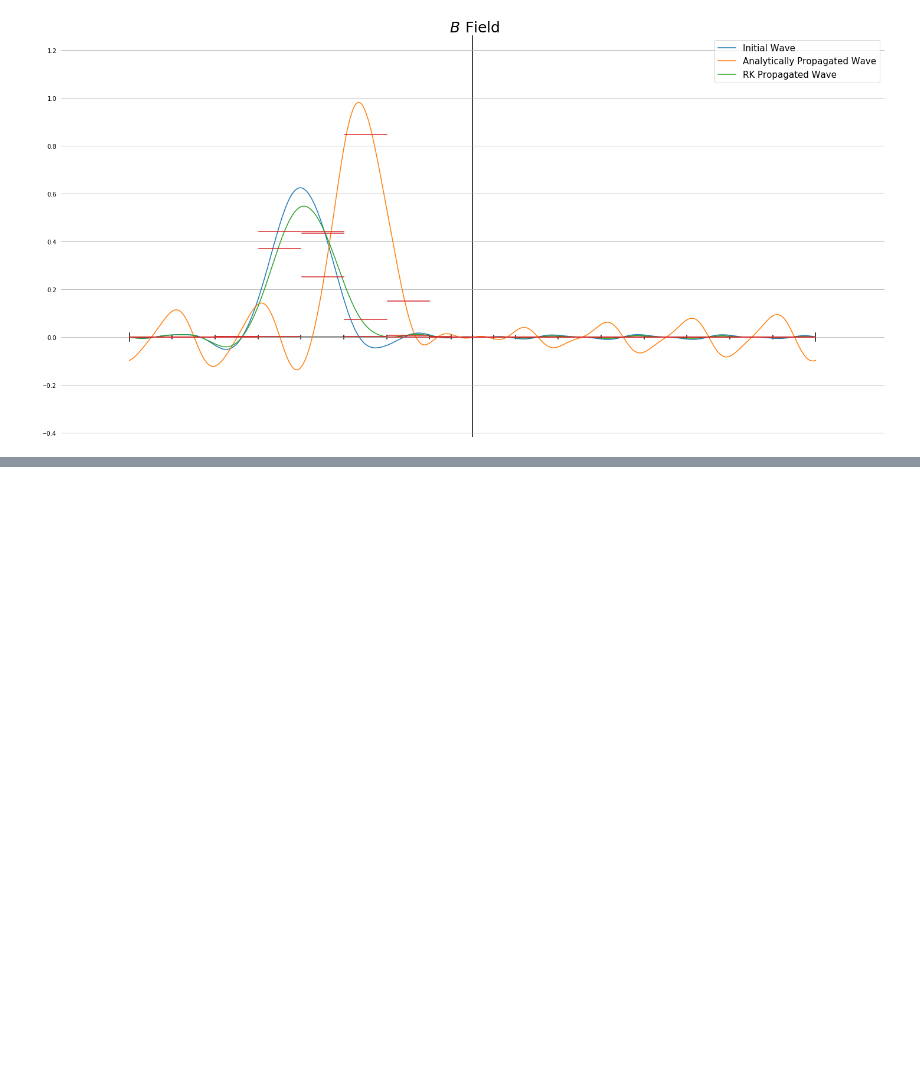
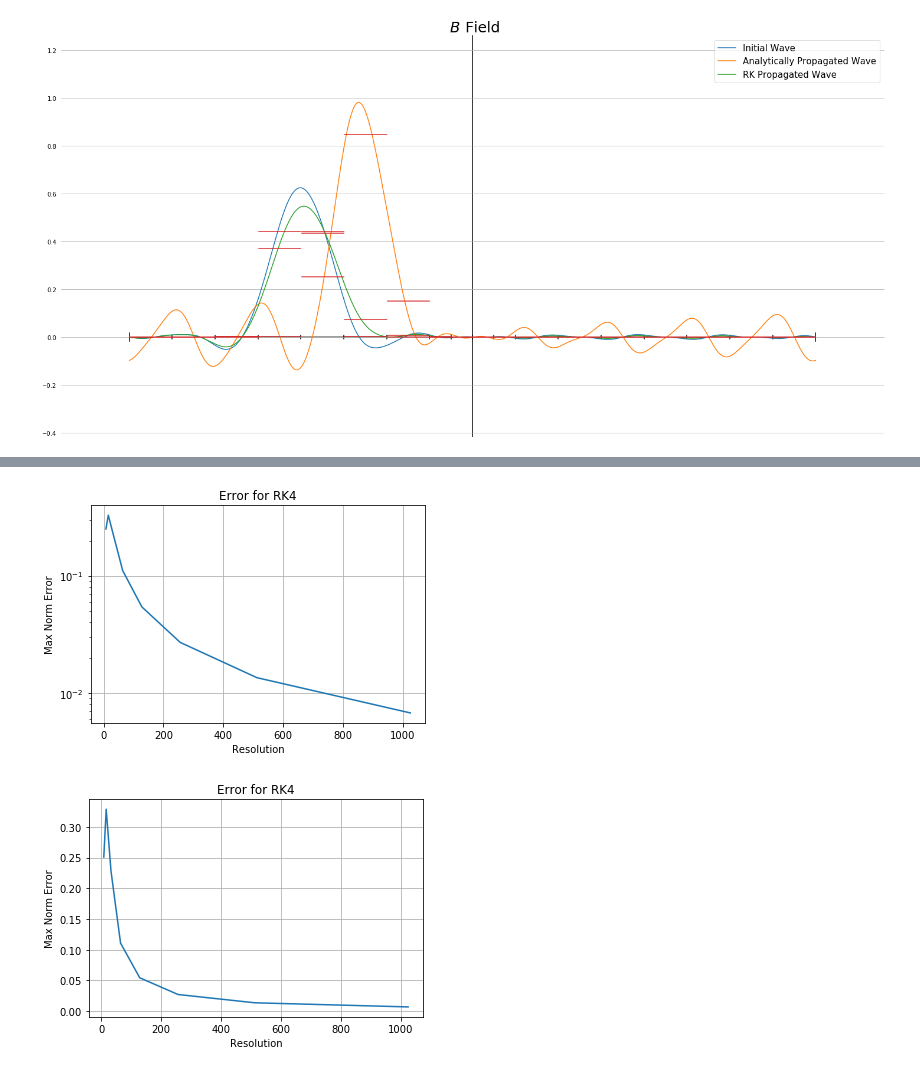
Before and after one commit to 88Sasha88/FV_MG, a Jupyter notebook: UnitTests/EMFieldUnitTestTake2.ipynb, the cells around one changed output, grey strips where cells are left out. Saved outputs shown, nothing was run; the diff lists cells and outputs as text; code cells hidden in the pictures; blank space fills up the shorter version.

```diff
--- a/UnitTests/EMFieldUnitTestTake2.ipynb
+++ b/UnitTests/EMFieldUnitTestTake2.ipynb
@@ -354,0 +332,27 @@ print('')
+# %%
+nh_min = 16
+refRatio = 2
+CFL = np.sqrt(0.5)
+x_0 = 0.
+x_1 = 0.5
+Hans = False
+
+deriv = 'U'
+RK = 4
+order = 1
+
+L = 1
+locs = [x_1]
+epsilons = [1, 0.5] # [1, 1]
+mus = [1, 0.5] # [1, 1]
+
+func = WFT.Gauss # SquareWave
+
+
+omega = BT.Grid(nh_min)
+physics = BT.PhysProps(omega, epsilons, mus, locs, L)
+
+sigma, mu = WFT.GaussParams(x_0, x_1)
+args = [sigma, mu]
+
+dataPts = 8
@@ -355,3 +432,24 @@ print('')
+# %%
+plt.figure()
+plt.plot(nhVec, errorE)
+plt.title(r'Error for RK' + str(RK))
+plt.ylabel('Max Norm Error')
+plt.xlabel('Resolution')
+# plt.xscale('log')
+plt.yscale('log')
+plt.grid(True)
+plt.show()
+
+plt.figure()
+plt.plot(nhVec, errorE)
+plt.title(r'Error for RK' + str(RK))
+plt.ylabel('Max Norm Error')
+plt.xlabel('Resolution')
+plt.grid(True)
+plt.show()
+# %% [output]
+[figure, added]
+[figure, added]
 # %%
 # First Order RK1
 [0.                         0.000000006028348142323653 0.0013763515788428114      0.2868927382768464         0.44263514456158964        0.15787150443732365        0.000752755899098823       0.000000003297013077926455 0.                         0.                         0.                         0.                         0.                         0.                         0.                         0.                         0.                         0.000000006028348142323653 0.0013763515788428114      0.2868927382768464         0.44263514456158964        0.15787150443732365        0.000752755899098823       0.000000003297013077926455 0.                         0.                         0.                         0.                         0.                         0.                         0.                         0.                        ]
```
Also changed, not shown: parts of 10 cells of this notebook.
